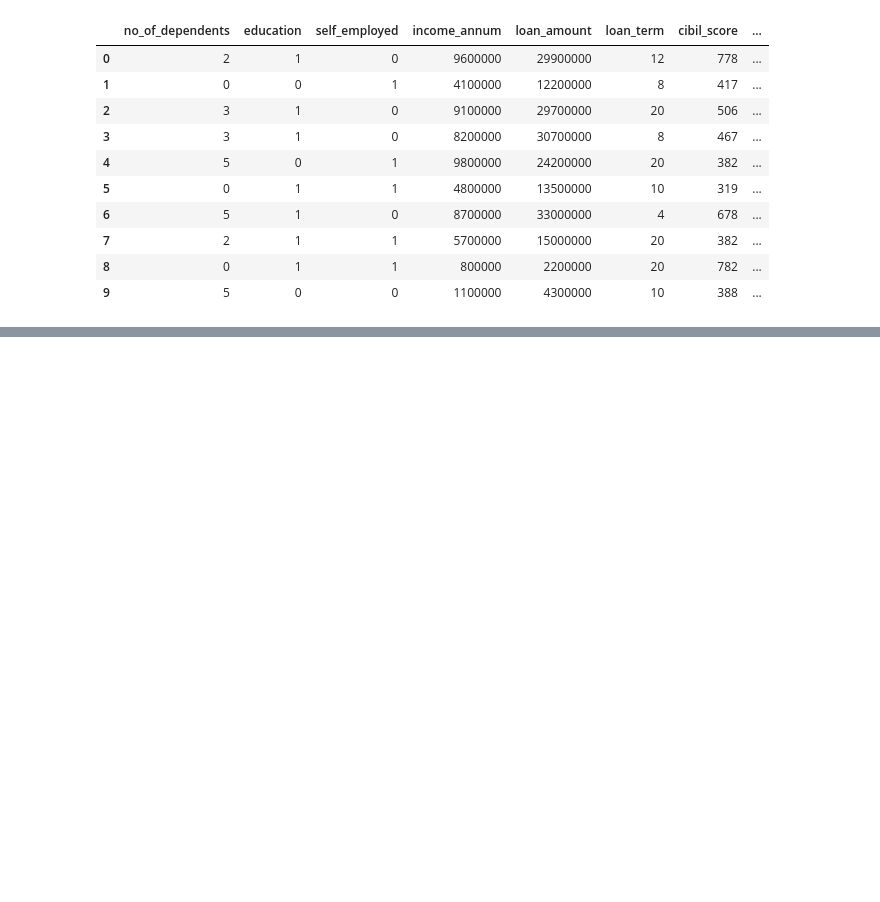
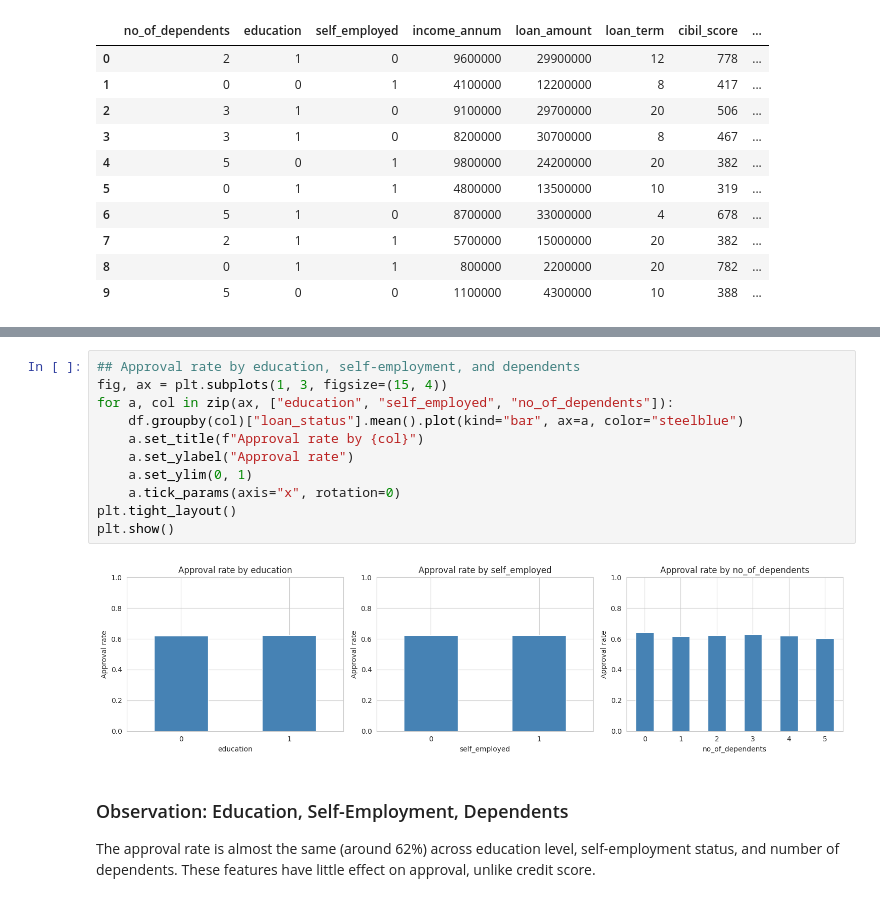
Before and after one commit to asmipandey18/Elevvo_Ml_Internship, a Jupyter notebook: task4_loan_approval_prediction/Loan_approval_prediction.ipynb, the cells around one changed output, grey strips where cells are left out. Cells and saved outputs as stored; diff of their text form; blank space fills up the shorter version.

```diff
--- a/task4_loan_approval_prediction/Loan_approval_prediction.ipynb
+++ b/task4_loan_approval_prediction/Loan_approval_prediction.ipynb
@@ -152,0 +205,17 @@ dtype: int64
+# %%
+## Approval rate by education, self-employment, and dependents
+fig, ax = plt.subplots(1, 3, figsize=(15, 4))
+for a, col in zip(ax, ["education", "self_employed", "no_of_dependents"]):
+    df.groupby(col)["loan_status"].mean().plot(kind="bar", ax=a, color="steelblue")
+    a.set_title(f"Approval rate by {col}")
+    a.set_ylabel("Approval rate")
+    a.set_ylim(0, 1)
+    a.tick_params(axis="x", rotation=0)
+plt.tight_layout()
+plt.show()
+# %% [output]
+[figure, added]
+# %% [markdown]
+### Observation: Education, Self-Employment, Dependents
+
+The approval rate is almost the same (around 62%) across education level, self-employment status, and number of dependents. These features have little effect on approval, unlike credit score.
```
Also changed, not shown: parts of 9 cells of this notebook.
